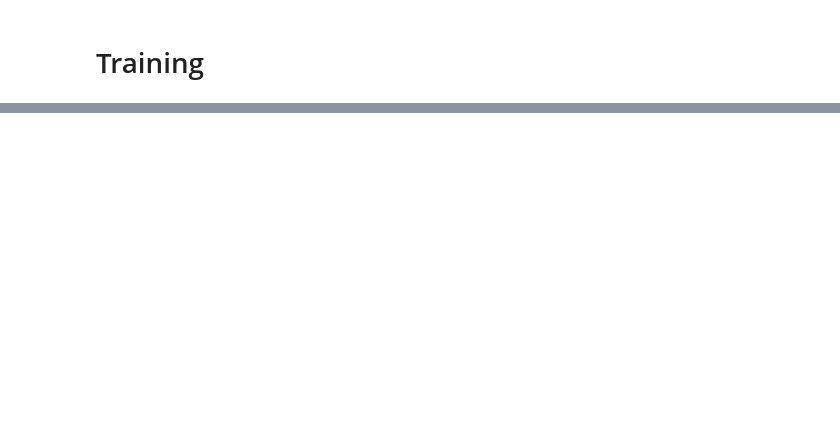
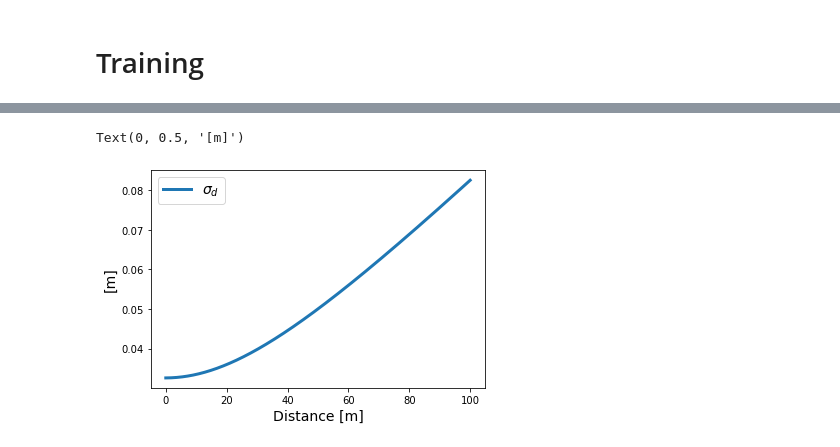
Before and after one commit to YueYao-bot/Waymo_Motion_Analyse, a Jupyter notebook: agt_traj_analyse.ipynb, the cells around one changed output, grey strips where cells are left out. Cells and saved outputs as stored; diff of their text form; code cells hidden in the pictures; blank space fills up the shorter version.

```diff
--- a/agt_traj_analyse.ipynb
+++ b/agt_traj_analyse.ipynb
@@ -491,6 +466,24 @@ with open(log_root_dir + '/' + 'lr_schedules' + '.json', "w") as write_file:
     json.dump(lr_schedules_ser, write_file, cls=NumpyEncoder)
 with open(log_root_dir + '/' + 'optimizers' + '.json', "w") as write_file:
     json.dump(optimizers_ser, write_file, cls=NumpyEncoder)
+# %%
+fig, ax = plt.subplots()
+d = np.linspace(0, 100, 1000)
+theta = 0
+sigmas_d = []
+
+#wd = (tf.math.softplus(B_d)).numpy()
+wd = (result['best_bic_B']['B_d'])
+for d_i in d:
+    sigma = np.sqrt(wd[0] + wd[1]*d_i + wd[2]* (d_i**2))
+    sigmas_d.append(sigma)
+ax.plot(d, sigmas_d, label = '${\sigma}_{d}$', linewidth = 3)
+ax.legend(fontsize=14)
+ax.set_xlabel("Distance [m]", fontsize=14)
+ax.set_ylabel("[m]", fontsize=14)
+# %% [output]
+Text(0, 0.5, '[m]')
+[figure, added]
 # %%
 fig, ax = plt.subplots()
 d = np.linspace(0, 100, 1000)
```
Also changed, not shown: parts of 15 cells of this notebook, 1 other file.
